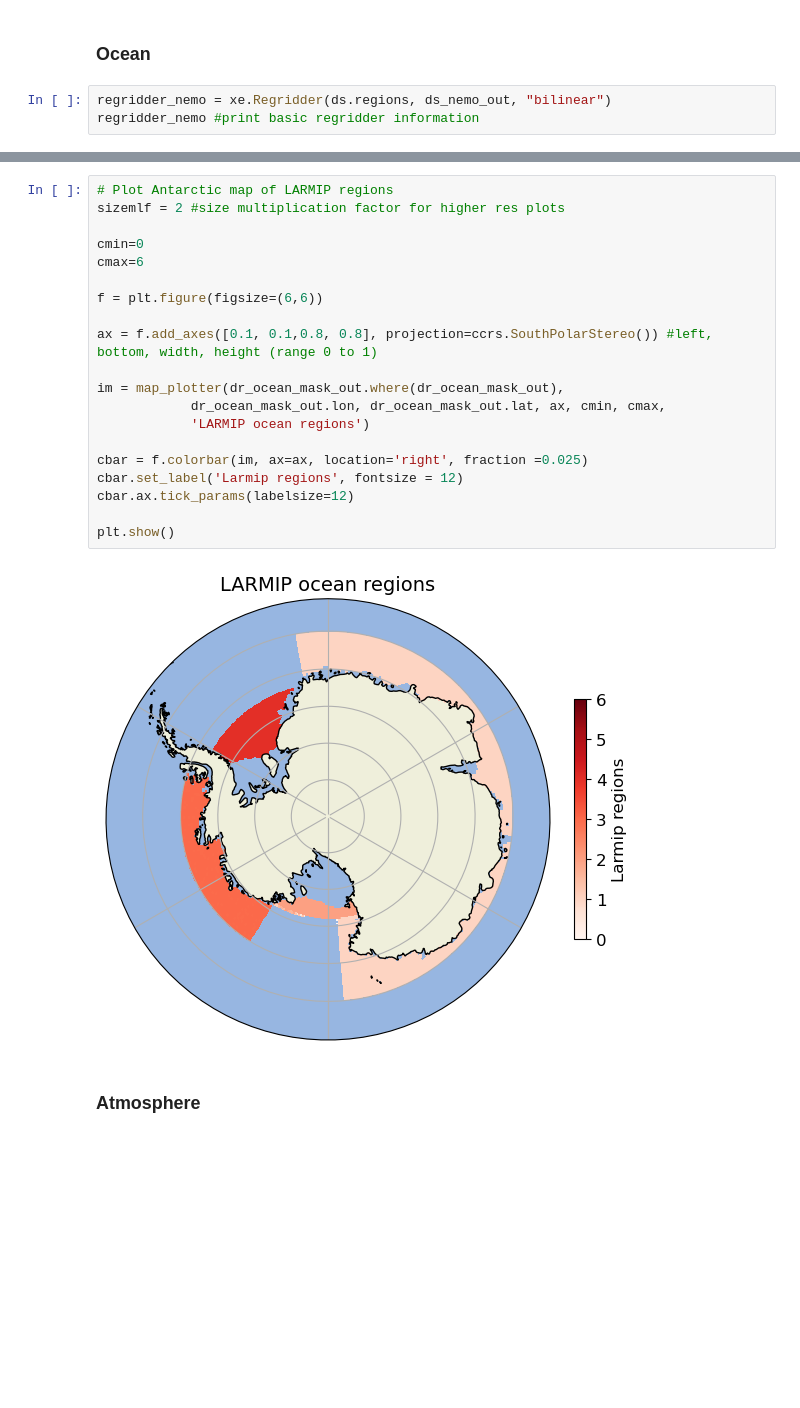
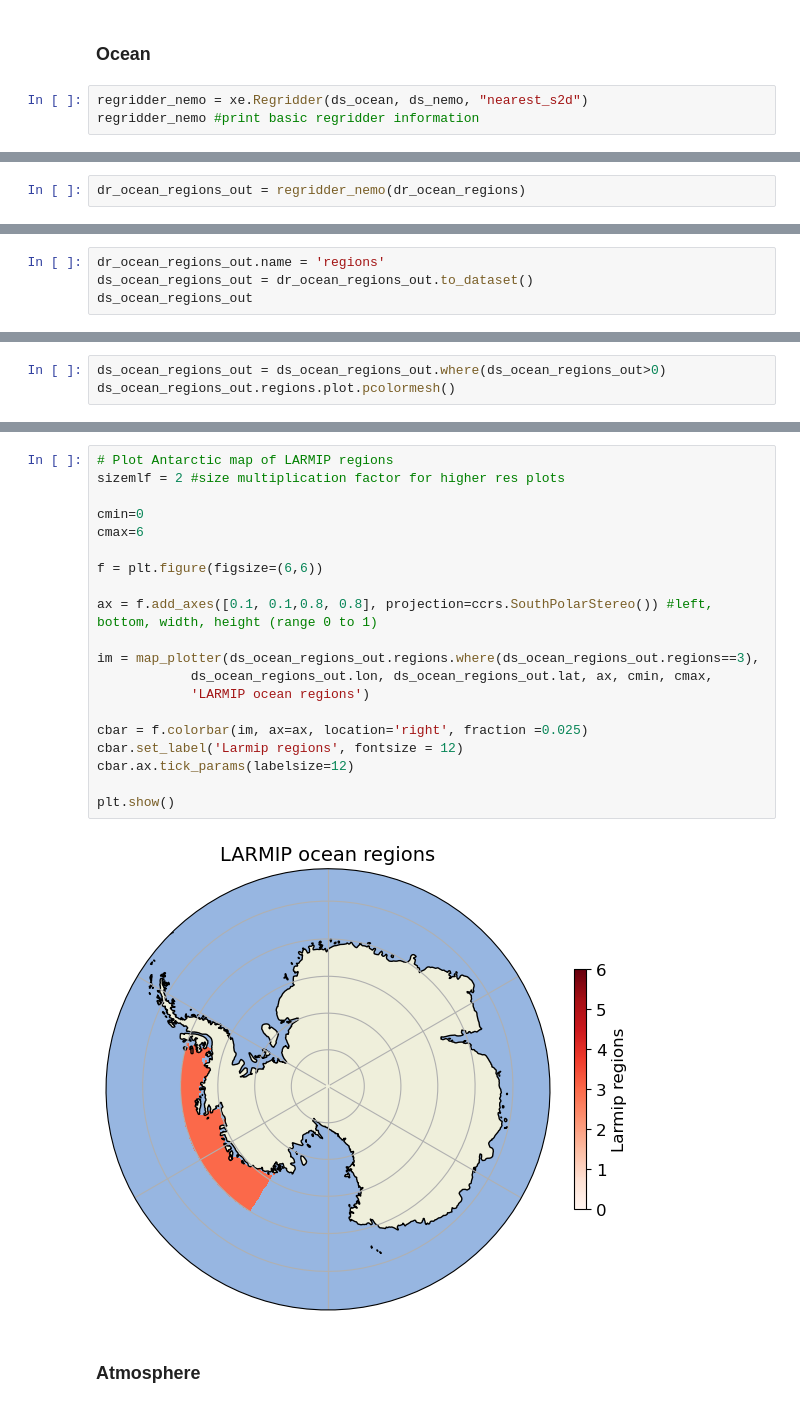
Before and after one commit to evevadeli/ece-interactive-fwf, a Jupyter notebook: runtime/classic/fwf/interactive/notebooks/regridder.ipynb, the cells around one changed output, grey strips where cells are left out. Drawn from its saved outputs; the diff is of its cells as text; blank space fills up the shorter version.

```diff
--- a/runtime/classic/fwf/interactive/notebooks/regridder.ipynb
+++ b/runtime/classic/fwf/interactive/notebooks/regridder.ipynb
@@ -255,7 +408,7 @@ ds_ifs_out.plot.pcolormesh()
 # %% [markdown]
 ### Ocean
 # %%
-regridder_nemo = xe.Regridder(ds.regions, ds_nemo_out, "bilinear")
+regridder_nemo = xe.Regridder(ds_ocean, ds_nemo, "nearest_s2d")
 regridder_nemo #print basic regridder information
 # %% [output]
 xESMF Regridder
@@ -299,0 +437,2 @@ Data variables:
+# %%
+dr_ocean_regions_out = regridder_nemo(dr_ocean_regions)
@@ -299,0 +461,4 @@ Data variables:
+# %%
+dr_ocean_regions_out.name = 'regions'
+ds_ocean_regions_out = dr_ocean_regions_out.to_dataset()
+ds_ocean_regions_out
@@ -301,0 +480,3 @@ ds_ocean_mask_out.to_netcdf('/ec/res4/hpcperm/nk0j/ece3data_fwf/masks/LARMIP_oce
+# %%
+ds_ocean_regions_out = ds_ocean_regions_out.where(ds_ocean_regions_out>0)
+ds_ocean_regions_out.regions.plot.pcolormesh()
@@ -302,25 +508,25 @@ ds_ocean_mask_out.to_netcdf('/ec/res4/hpcperm/nk0j/ece3data_fwf/masks/LARMIP_oce
 # %%
 # Plot Antarctic map of LARMIP regions
 sizemlf = 2 #size multiplication factor for higher res plots
 
 cmin=0
 cmax=6
 
 f = plt.figure(figsize=(6,6))
 
 ax = f.add_axes([0.1, 0.1,0.8, 0.8], projection=ccrs.SouthPolarStereo()) #left, bottom, width, height (range 0 to 1)
 
-im = map_plotter(dr_ocean_mask_out.where(dr_ocean_mask_out),
-            dr_ocean_mask_out.lon, dr_ocean_mask_out.lat, ax, cmin, cmax,
+im = map_plotter(ds_ocean_regions_out.regions.where(ds_ocean_regions_out.regions==3),
+            ds_ocean_regions_out.lon, ds_ocean_regions_out.lat, ax, cmin, cmax,
             'LARMIP ocean regions')
 
 cbar = f.colorbar(im, ax=ax, location='right', fraction =0.025)
 cbar.set_label('Larmip regions', fontsize = 12)
 cbar.ax.tick_params(labelsize=12)
 
 plt.show()
 # %% [output]
-[figure, old version]
+[figure, new version]
 # %% [markdown]
 ### Atmosphere
 # %%
```
Also changed, not shown: parts of 62 cells of this notebook.
